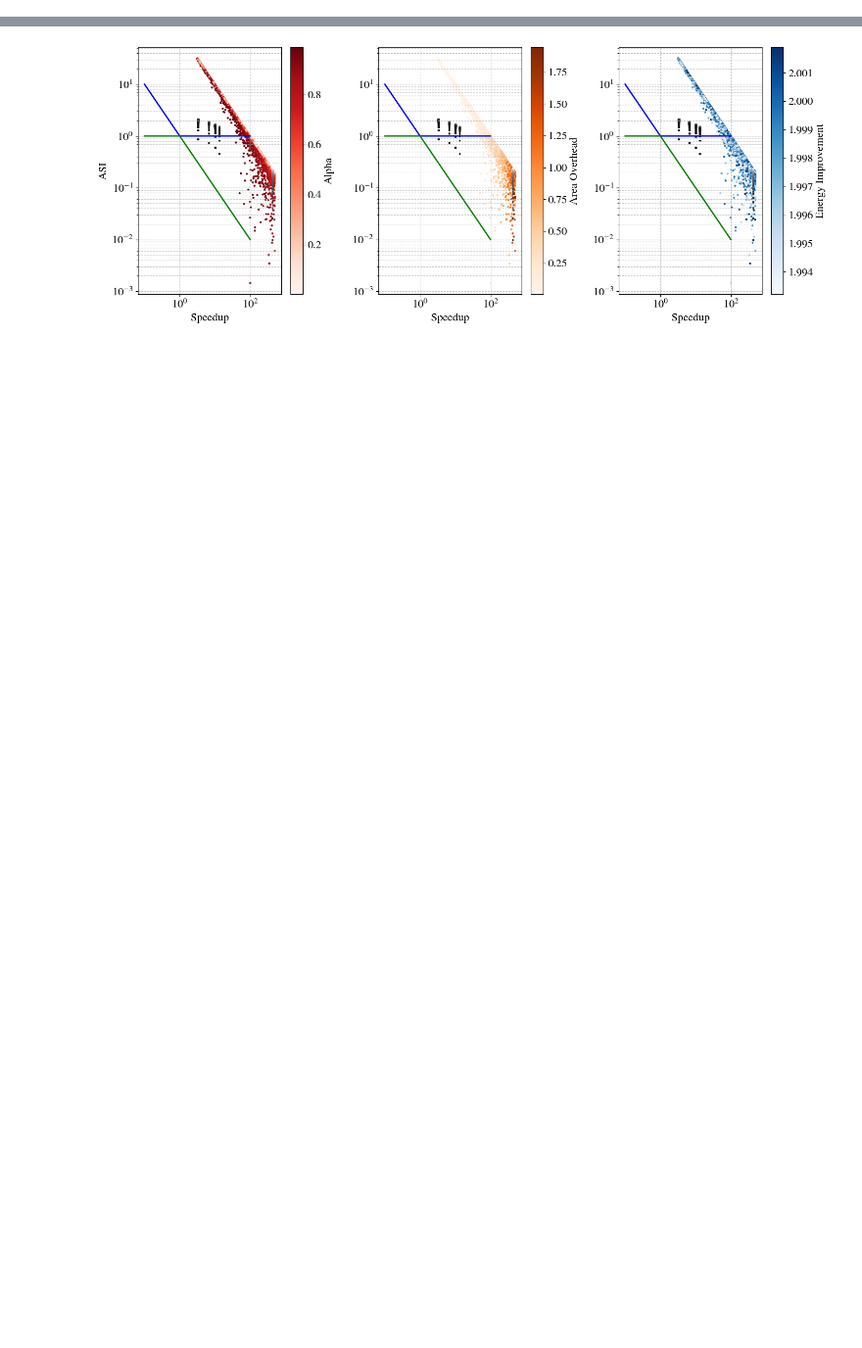
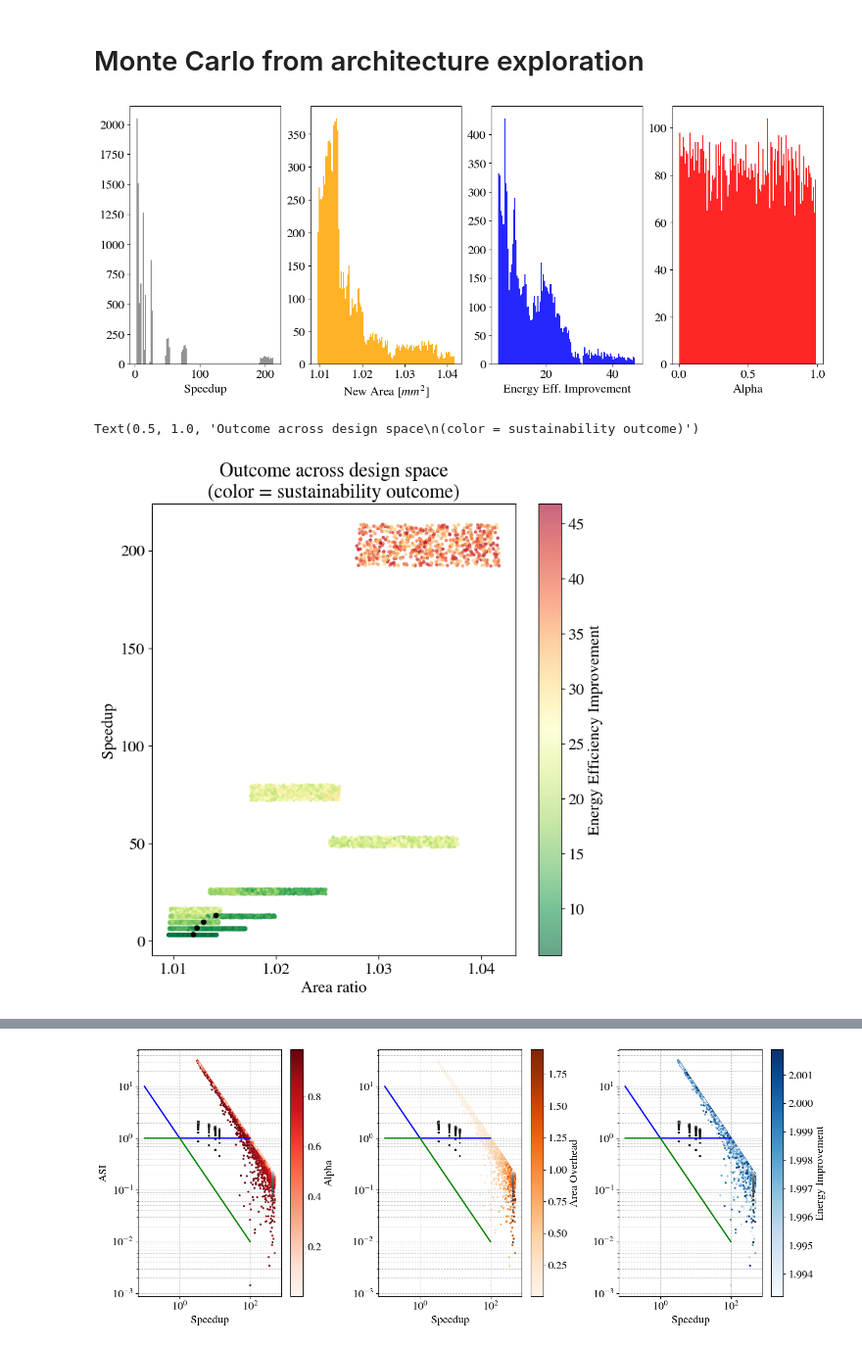
Before and after one commit to PolMaistriaux/IoT_Node_Modeling, a Jupyter notebook: Test_new_applications/Notebook_ASI_Framework.ipynb, the cells around one changed output, grey strips where cells are left out. Shown at 98% size. Saved outputs shown, nothing was run; the diff lists cells and outputs as text; code cells hidden in the pictures; blank space fills up the shorter version.

Commit message:
Advance on architecture explo

```diff
--- a/Test_new_applications/Notebook_ASI_Framework.ipynb
+++ b/Test_new_applications/Notebook_ASI_Framework.ipynb
@@ -467,0 +375,2 @@ New latency : 0.50
+# %% [markdown]
+# Monte Carlo from architecture exploration
@@ -467,0 +417,34 @@ New latency : 0.50
+# %%
+
+fig, ax = plt.subplots(1,4, figsize=(16,6))
+
+ax[0].hist(mc_speedup_ratio, bins=120, color='Gray', alpha=0.85, edgecolor='none')
+ax[0].set_xlabel('Speedup')
+ax[1].hist(mc_area_ratio, bins=120, color='Orange', alpha=0.85, edgecolor='none')
+ax[1].set_xlabel('New Area [$mm^2$]')
+ax[2].hist(1/mc_energy_ratio, bins=120, color='Blue', alpha=0.85, edgecolor='none')
+ax[2].set_xlabel('Energy Eff. Improvement')
+ax[3].hist(mc_alpha, bins=120, color='Red', alpha=0.85, edgecolor='none')
+ax[3].set_xlabel('Alpha')
+
+plt.show()
+
+##############################################################################################
+fig, axes = plt.subplots(1,1, figsize=(8, 8))
+
+ax = axes #axes[1, 0]
+sc = ax.scatter(mc_area_ratio, mc_speedup_ratio, c=1/mc_energy_ratio,
+                 cmap='RdYlGn_r', s=6, vmin=np.min(1/mc_energy_ratio), vmax=np.max(1/mc_energy_ratio), alpha=0.6)
+
+plt.colorbar(sc, ax=ax, label='Energy Efficiency Improvement')
+
+for i in range(our_Area.shape[0]):
+    ax.scatter (our_area_ratio[i], our_Speedup[i], s = 20, c ='black')
+
+ax.set_xlabel('Area ratio')
+ax.set_ylabel('Speedup')
+ax.set_title('Outcome across design space\n(color = sustainability outcome)')
+# %% [output]
+[figure, added]
+Text(0.5, 1.0, 'Outcome across design space\n(color = sustainability outcome)')
+[figure, added]
```
Also changed, not shown: parts of 29 cells of this notebook, 1 other file.
